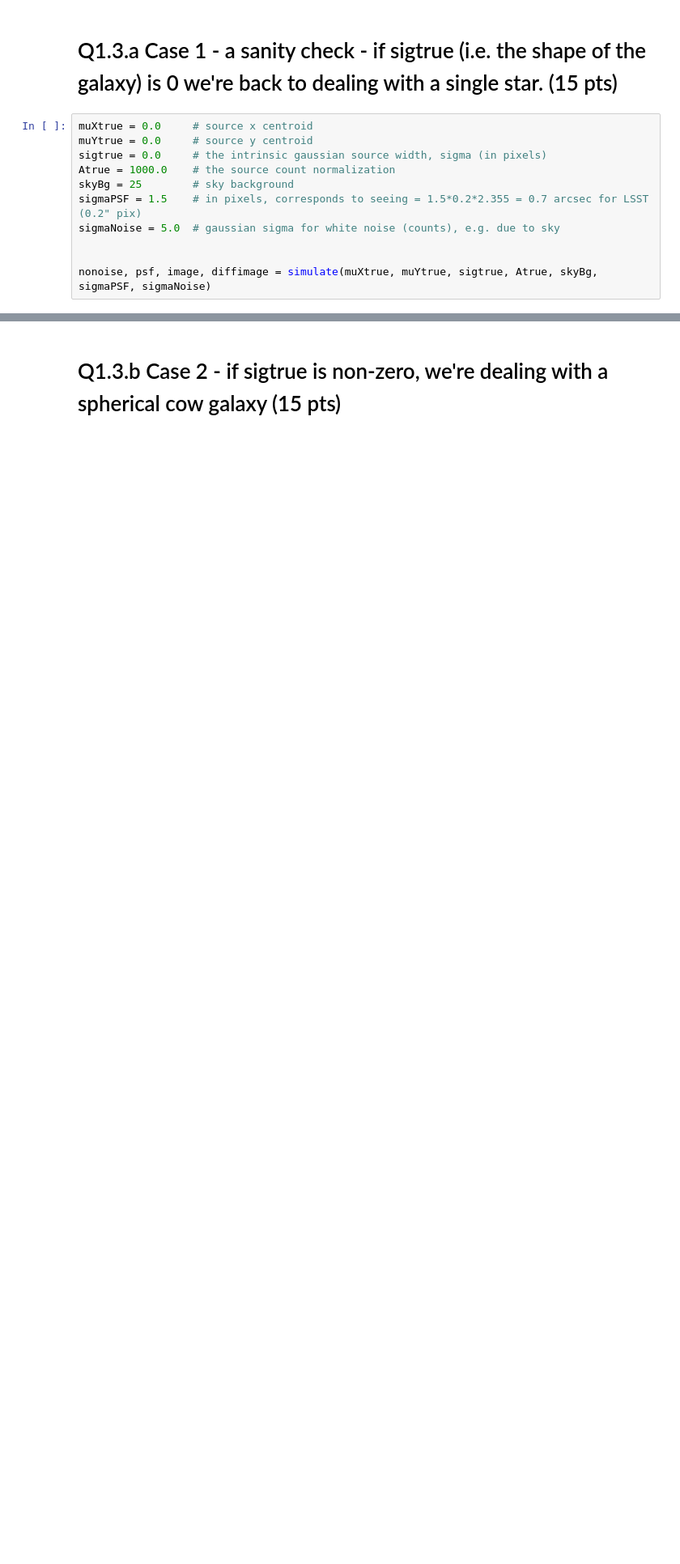
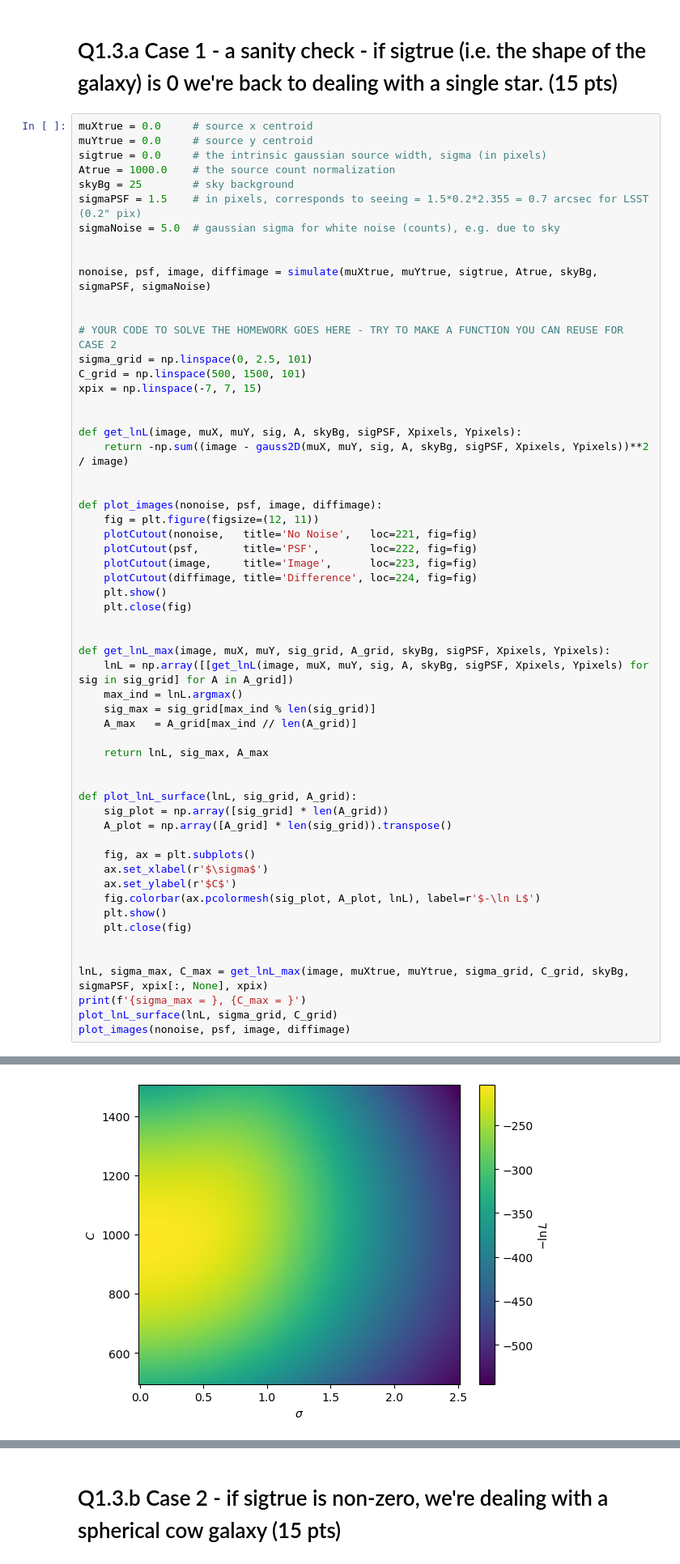
Before and after one commit to gnarayan/ast596_2023_Spring, a Jupyter notebook: homework/SamMemon/hw02/hw02.ipynb, the cells around one changed output, grey strips where cells are left out. Shown at 81% size. Saved outputs shown, nothing was run; the diff lists cells and outputs as text; blank space fills up the shorter version.

```diff
--- a/homework/SamMemon/hw02/hw02.ipynb
+++ b/homework/SamMemon/hw02/hw02.ipynb
@@ -306,3 +378,51 @@ sigmaNoise = 5.0  # gaussian sigma for white noise (counts), e.g. due to sky
 
 
 nonoise, psf, image, diffimage = simulate(muXtrue, muYtrue, sigtrue, Atrue, skyBg, sigmaPSF, sigmaNoise)
+
+
+# YOUR CODE TO SOLVE THE HOMEWORK GOES HERE - TRY TO MAKE A FUNCTION YOU CAN REUSE FOR CASE 2
+sigma_grid = np.linspace(0, 2.5, 101)
+C_grid = np.linspace(500, 1500, 101)
+xpix = np.linspace(-7, 7, 15)
+
+
+def get_lnL(image, muX, muY, sig, A, skyBg, sigPSF, Xpixels, Ypixels):
+    return -np.sum((image - gauss2D(muX, muY, sig, A, skyBg, sigPSF, Xpixels, Ypixels))**2 / image)
+
+
+def plot_images(nonoise, psf, image, diffimage):
+    fig = plt.figure(figsize=(12, 11))
+    plotCutout(nonoise,   title='No Noise',   loc=221, fig=fig)
+    plotCutout(psf,       title='PSF',        loc=222, fig=fig)
+    plotCutout(image,     title='Image',      loc=223, fig=fig)
+    plotCutout(diffimage, title='Difference', loc=224, fig=fig)
+    plt.show()
+    plt.close(fig)
+
+
+def get_lnL_max(image, muX, muY, sig_grid, A_grid, skyBg, sigPSF, Xpixels, Ypixels):
+    lnL = np.array([[get_lnL(image, muX, muY, sig, A, skyBg, sigPSF, Xpixels, Ypixels) for sig in sig_grid] for A in A_grid])
+    max_ind = lnL.argmax()
+    sig_max = sig_grid[max_ind % len(sig_grid)]
+    A_max   = A_grid[max_ind // len(A_grid)]
+
+    return lnL, sig_max, A_max
+
+
+def plot_lnL_surface(lnL, sig_grid, A_grid):
+    sig_plot = np.array([sig_grid] * len(A_grid))
+    A_plot = np.array([A_grid] * len(sig_grid)).transpose()
+
+    fig, ax = plt.subplots()
+    ax.set_xlabel(r'$\sigma$')
+    ax.set_ylabel(r'$C$')
+    fig.colorbar(ax.pcolormesh(sig_plot, A_plot, lnL), label=r'$-\ln L$')
+    plt.show()
+    plt.close(fig)
+
+
+lnL, sigma_max, C_max = get_lnL_max(image, muXtrue, muYtrue, sigma_grid, C_grid, skyBg, sigmaPSF, xpix[:, None], xpix)
+print(f'{sigma_max = }, {C_max = }')
+plot_lnL_surface(lnL, sigma_grid, C_grid)
+plot_images(nonoise, psf, image, diffimage)
+# %% [output]
@@ -308,0 +430 @@ nonoise, psf, image, diffimage = simulate(muXtrue, muYtrue, sigtrue, Atrue, skyB
+[figure, added]
```
Also changed, not shown: parts of 17 cells of this notebook.
